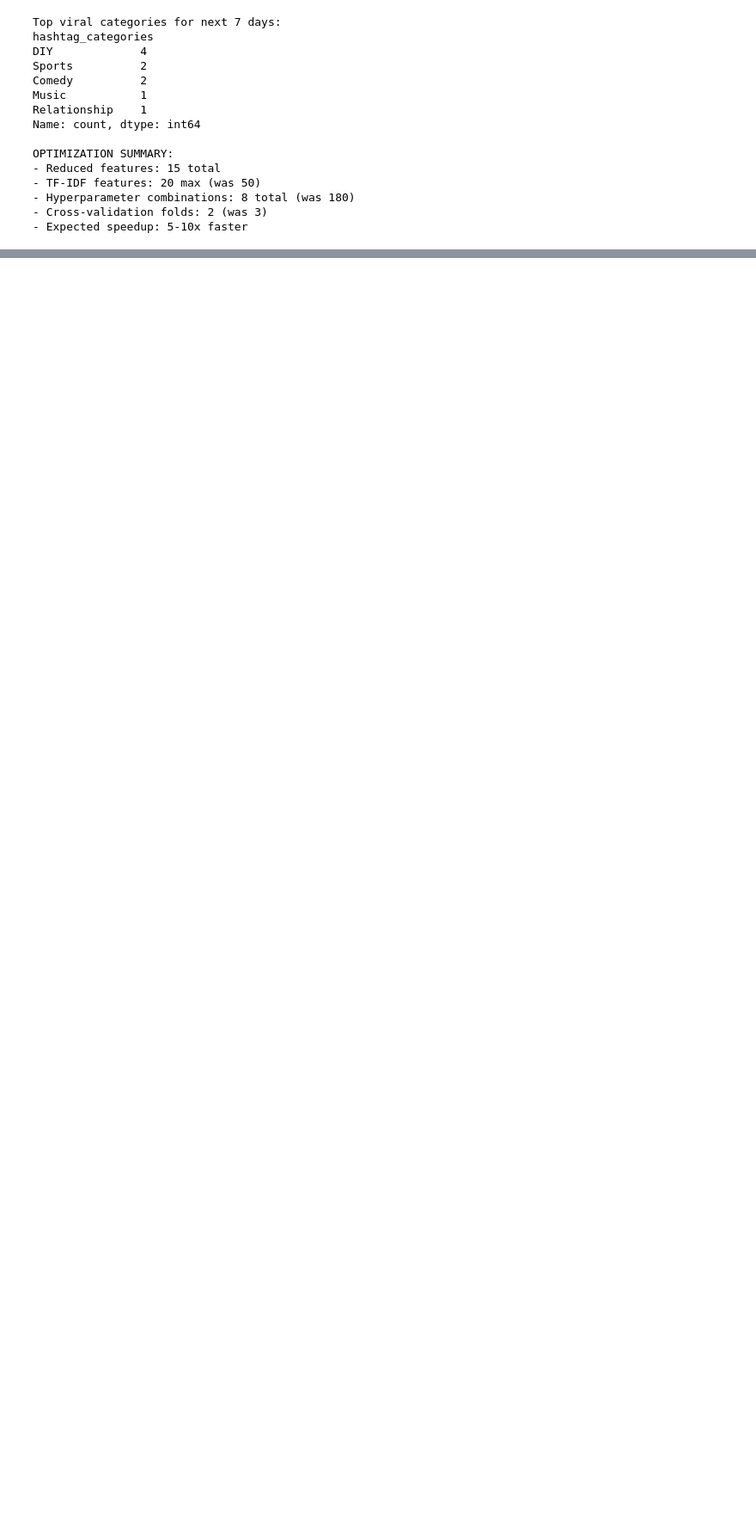
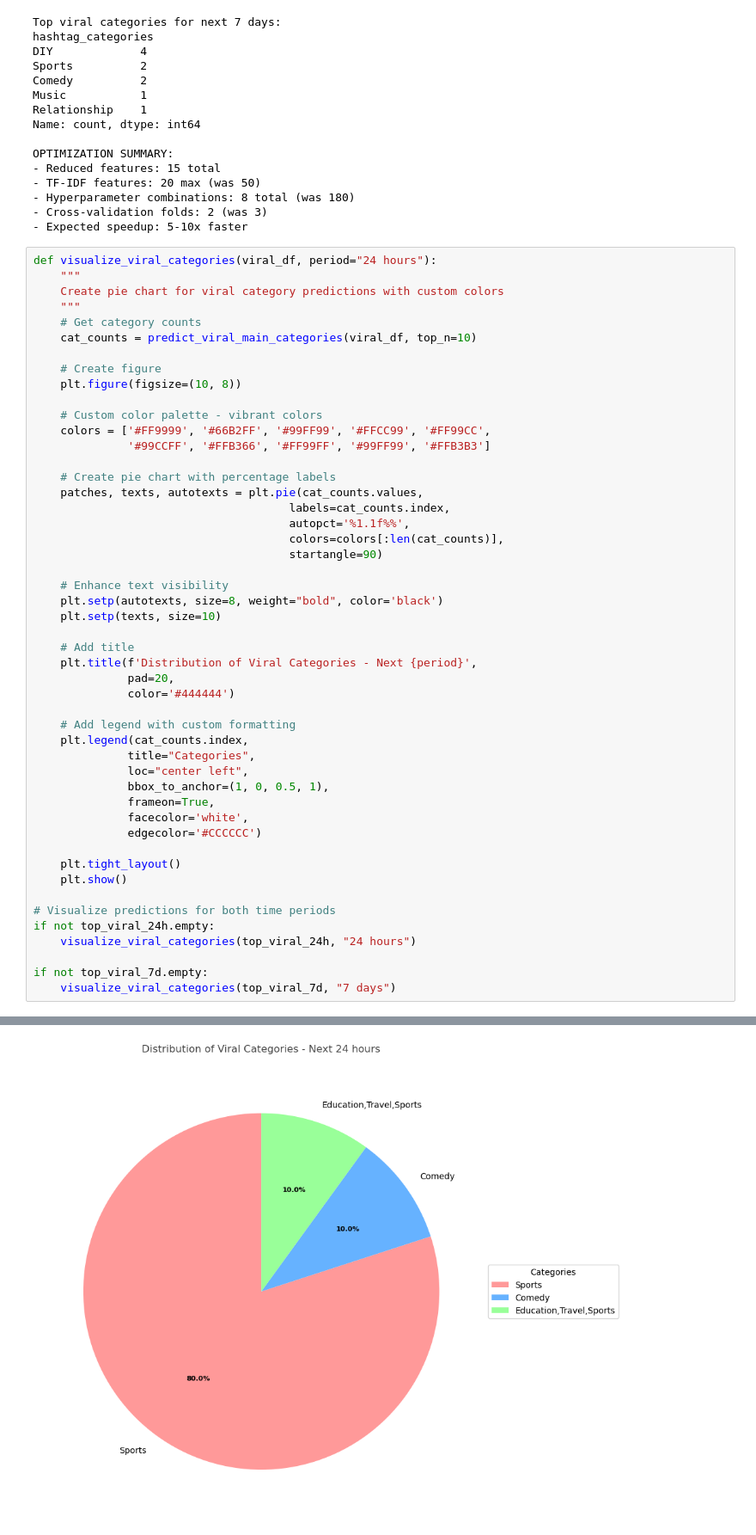
Before and after one commit to Qarsie/Tiktok_Py, a Jupyter notebook: q6v2.ipynb, the cells around one changed output, grey strips where cells are left out. Shown at 86% size. Drawn from its saved outputs; the diff is of its cells as text; blank space fills up the shorter version.

Commit message:
add pie chart for prediction

```diff
--- a/q6v2.ipynb
+++ b/q6v2.ipynb
@@ -464,3 +464,53 @@ OPTIMIZATION SUMMARY:
 - Hyperparameter combinations: 8 total (was 180)
 - Cross-validation folds: 2 (was 3)
 - Expected speedup: 5-10x faster
+# %%
+def visualize_viral_categories(viral_df, period="24 hours"):
+    """
+    Create pie chart for viral category predictions with custom colors
+    """
+    # Get category counts
+    cat_counts = predict_viral_main_categories(viral_df, top_n=10)
+
+    # Create figure
+    plt.figure(figsize=(10, 8))
+
+    # Custom color palette - vibrant colors
+    colors = ['#FF9999', '#66B2FF', '#99FF99', '#FFCC99', '#FF99CC',
+              '#99CCFF', '#FFB366', '#FF99FF', '#99FF99', '#FFB3B3']
+
+    # Create pie chart with percentage labels
+    patches, texts, autotexts = plt.pie(cat_counts.values,
+                                      labels=cat_counts.index,
+                                      autopct='%1.1f%%',
+                                      colors=colors[:len(cat_counts)],
+                                      startangle=90)
+
+    # Enhance text visibility
+    plt.setp(autotexts, size=8, weight="bold", color='black')
+    plt.setp(texts, size=10)
+
+    # Add title
+    plt.title(f'Distribution of Viral Categories - Next {period}',
+              pad=20,
+              color='#444444')
+
+    # Add legend with custom formatting
+    plt.legend(cat_counts.index,
+              title="Categories",
+              loc="center left",
+              bbox_to_anchor=(1, 0, 0.5, 1),
+              frameon=True,
+              facecolor='white',
+              edgecolor='#CCCCCC')
+
+    plt.tight_layout()
+    plt.show()
+
+# Visualize predictions for both time periods
+if not top_viral_24h.empty:
+    visualize_viral_categories(top_viral_24h, "24 hours")
+
+if not top_viral_7d.empty:
+    visualize_viral_categories(top_viral_7d, "7 days")
+# %% [output]
@@ -466,0 +522 @@ OPTIMIZATION SUMMARY:
+[figure, added]
```
Also changed, not shown: parts of 1 cell of this notebook.
